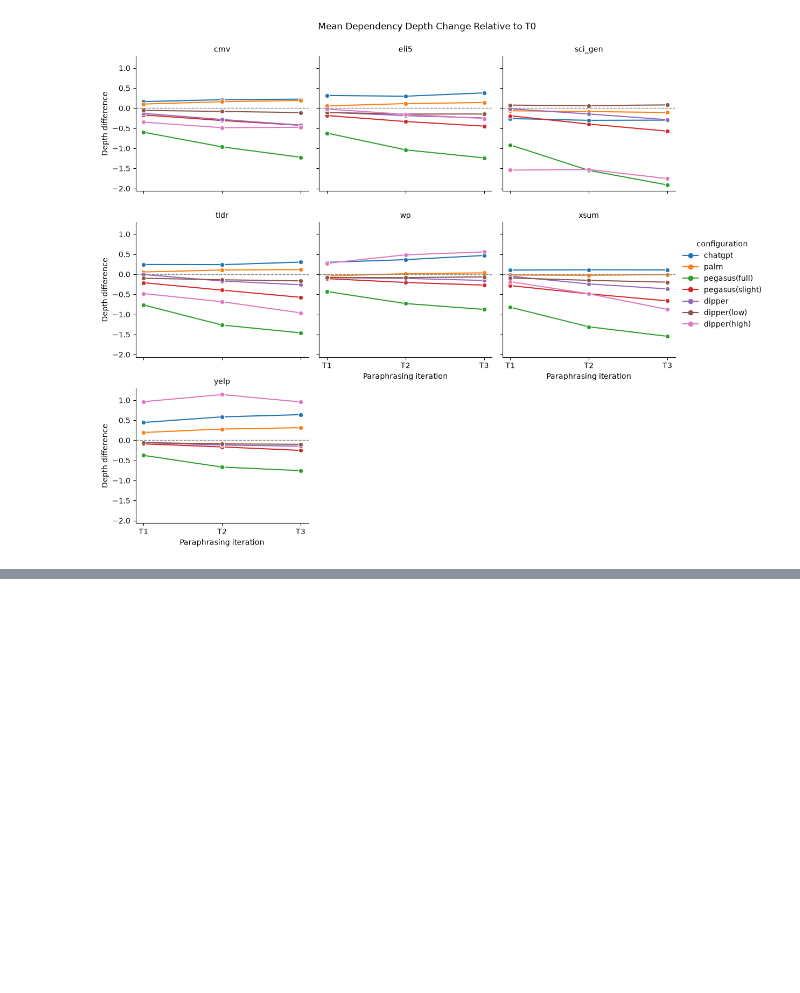
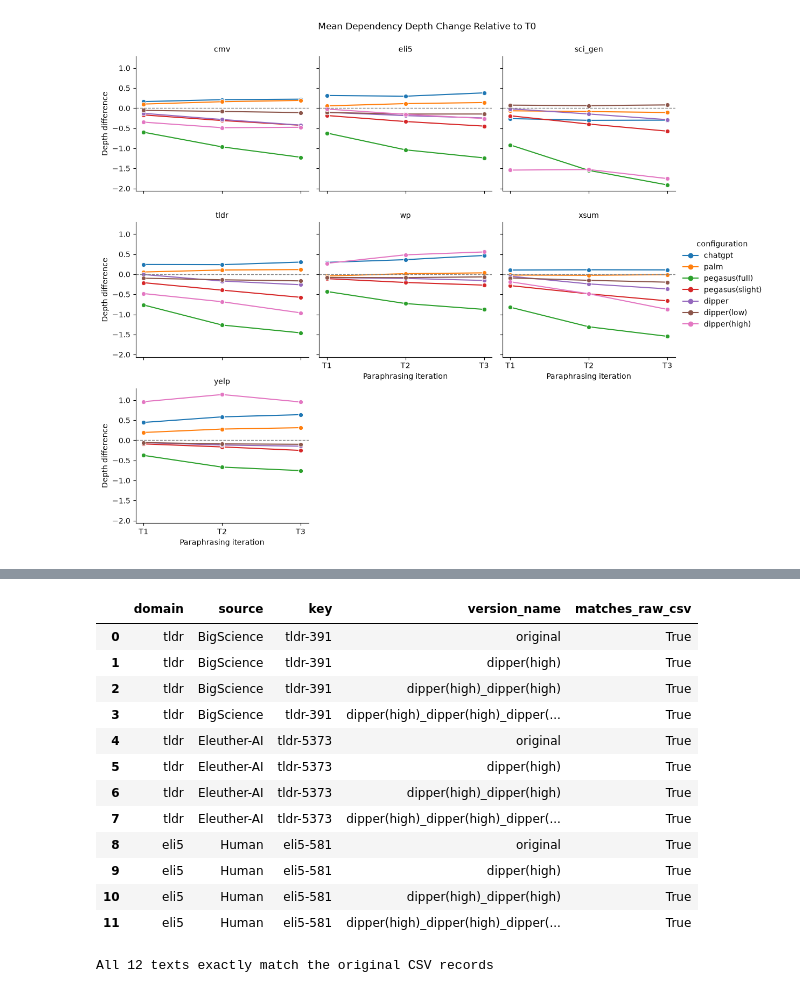
Before and after one commit to ikemaugust96/cs6120-ship-of-theseus, a Jupyter notebook: notebooks/01_data_audit.ipynb, the cells around one changed output, grey strips where cells are left out. Drawn from its saved outputs; the diff is of its cells as text; code cells hidden in the pictures; blank space fills up the shorter version.

```diff
--- a/notebooks/01_data_audit.ipynb
+++ b/notebooks/01_data_audit.ipynb
@@ -2221,0 +2908,74 @@ for metric, (title, ylabel, filename) in structural_metrics.items():
+# %%
+example_identities = [
+    ("tldr", "BigScience", "tldr-391"),
+    ("tldr", "Eleuther-AI", "tldr-5373"),
+    ("eli5", "Human", "eli5-581"),
+]
+
+versions_to_check = [
+    "original",
+    "dipper(high)",
+    "dipper(high)_dipper(high)",
+    "dipper(high)_dipper(high)_dipper(high)",
+]
+
+verification_rows = []
+
+for domain, source, key in example_identities:
+    raw = pd.read_csv(
+        data_root / f"{domain}_paraphrased.csv",
+        dtype=str,
+        keep_default_na=False,
+        encoding="utf-8-sig",
+    )
+
+    aligned = sbert_datasets[domain].loc[(source, key)]
+
+    for version in versions_to_check:
+        matched = raw.loc[
+            raw["source"].eq(source)
+            & raw["key"].eq(key)
+            & raw["version_name"].eq(version)
+        ]
+
+        assert len(matched) == 1, (
+            f"Expected one record: {domain}, {source}, {key}, {version}"
+        )
+
+        raw_text = matched.iloc[0]["text"]
+        identical = raw_text == aligned[version]
+
+        verification_rows.append({
+            "domain": domain,
+            "source": source,
+            "key": key,
+            "version_name": version,
+            "matches_raw_csv": identical,
+        })
+
+        assert identical, f"Text mismatch: {domain}, {key}, {version}"
+
+example_verification = pd.DataFrame(verification_rows)
+
+display(example_verification)
+print("All 12 texts exactly match the original CSV records")
+
+example_verification.to_csv(
+    sbert_results_dir / "dipper_high_example_verification.csv",
+    index=False,
+)
+# %% [output]
+|  | domain | source | key | version_name | matches_raw_csv |
+| 0 | tldr | BigScience | tldr-391 | original | True |
+| 1 | tldr | BigScience | tldr-391 | dipper(high) | True |
+| 2 | tldr | BigScience | tldr-391 | dipper(high)_dipper(high) | True |
+| 3 | tldr | BigScience | tldr-391 | dipper(high)_dipper(high)_dipper(... | True |
+| 4 | tldr | Eleuther-AI | tldr-5373 | original | True |
+| 5 | tldr | Eleuther-AI | tldr-5373 | dipper(high) | True |
+| 6 | tldr | Eleuther-AI | tldr-5373 | dipper(high)_dipper(high) | True |
+| 7 | tldr | Eleuther-AI | tldr-5373 | dipper(high)_dipper(high)_dipper(... | True |
+| 8 | eli5 | Human | eli5-581 | original | True |
+| 9 | eli5 | Human | eli5-581 | dipper(high) | True |
+| 10 | eli5 | Human | eli5-581 | dipper(high)_dipper(high) | True |
+| 11 | eli5 | Human | eli5-581 | dipper(high)_dipper(high)_dipper(... | True |
+All 12 texts exactly match the original CSV records
```
Also changed, not shown: parts of 12 cells of this notebook, 11 other files.
